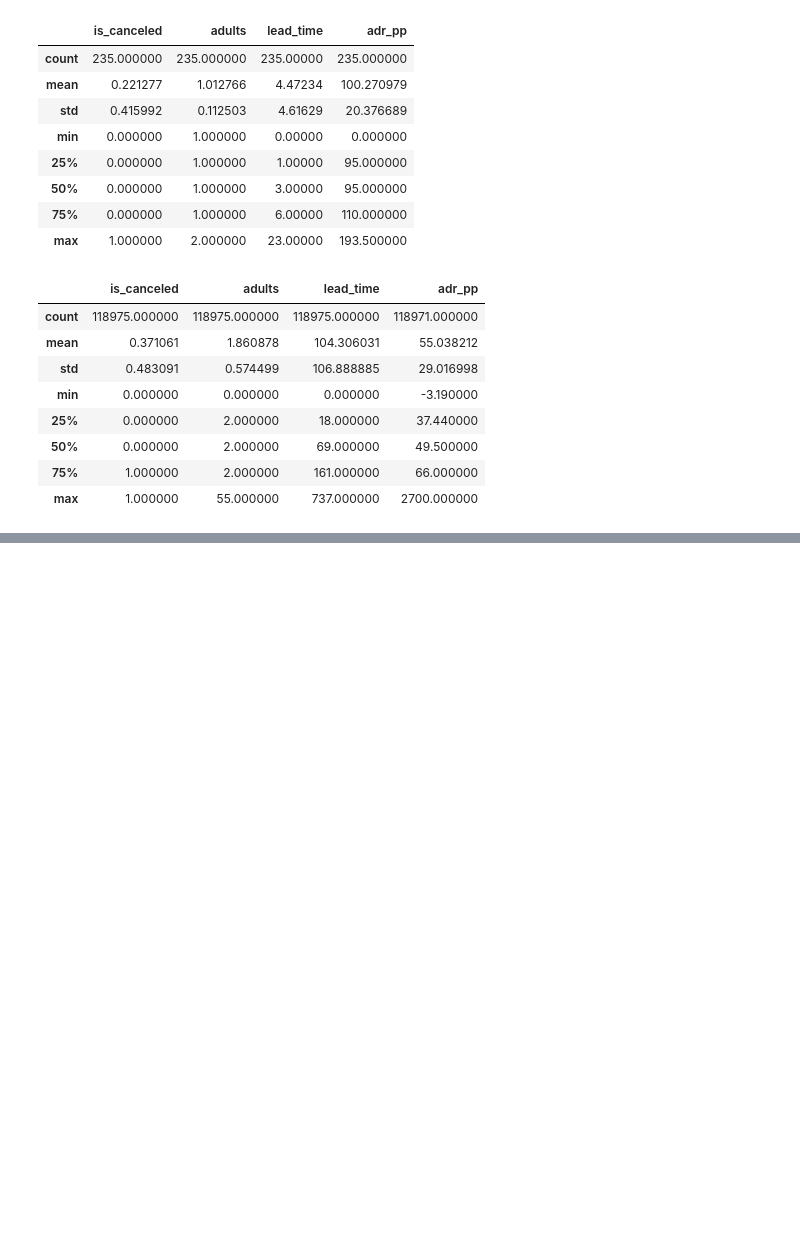
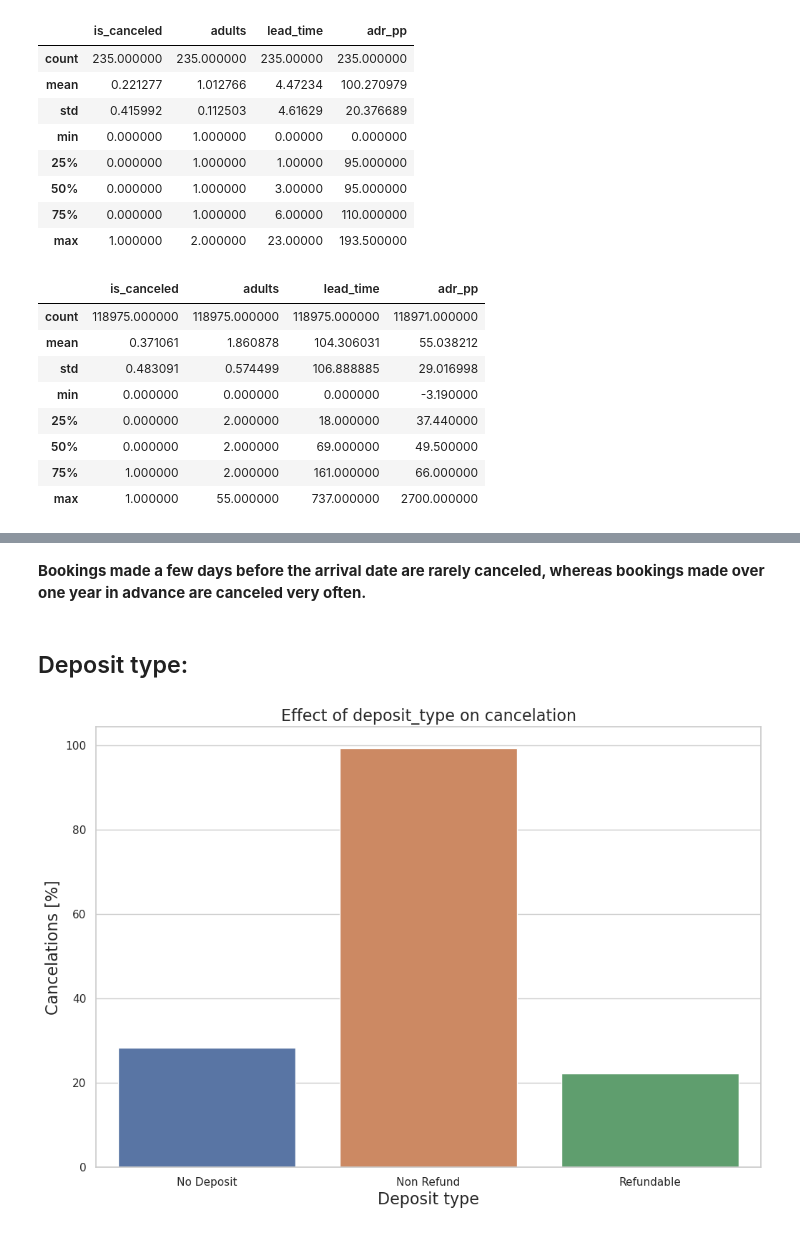
Before and after one commit to aminmb2800/Hotel_cancelation, a Jupyter notebook: hotel-cancelations-eda-prediction.ipynb, the cells around one changed output, grey strips where cells are left out. Cells and saved outputs as stored; diff of their text form; code cells hidden in the pictures; blank space fills up the shorter version.

```diff
--- a/hotel-cancelations-eda-prediction.ipynb
+++ b/hotel-cancelations-eda-prediction.ipynb
@@ -422,0 +706,17 @@ Non_Airline_data
+# %% [markdown]
+**Bookings made a few days before the arrival date are rarely canceled, whereas bookings made over one year in advance are canceled very often.**
+# %% [markdown]
+## Deposit type:
+# %%
+# group data for deposit_type:
+deposit_cancel_data = full_data_cln.groupby("deposit_type")["is_canceled"].describe()
+
+#show figure:
+plt.figure(figsize=(12, 8))
+sns.barplot(x=deposit_cancel_data.index, y=deposit_cancel_data["mean"] * 100)
+plt.title("Effect of deposit_type on cancelation", fontsize=16)
+plt.xlabel("Deposit type", fontsize=16)
+plt.ylabel("Cancelations [%]", fontsize=16)
+plt.show()
+# %% [output]
+[figure, added]
```
Also changed, not shown: parts of 31 cells of this notebook.
